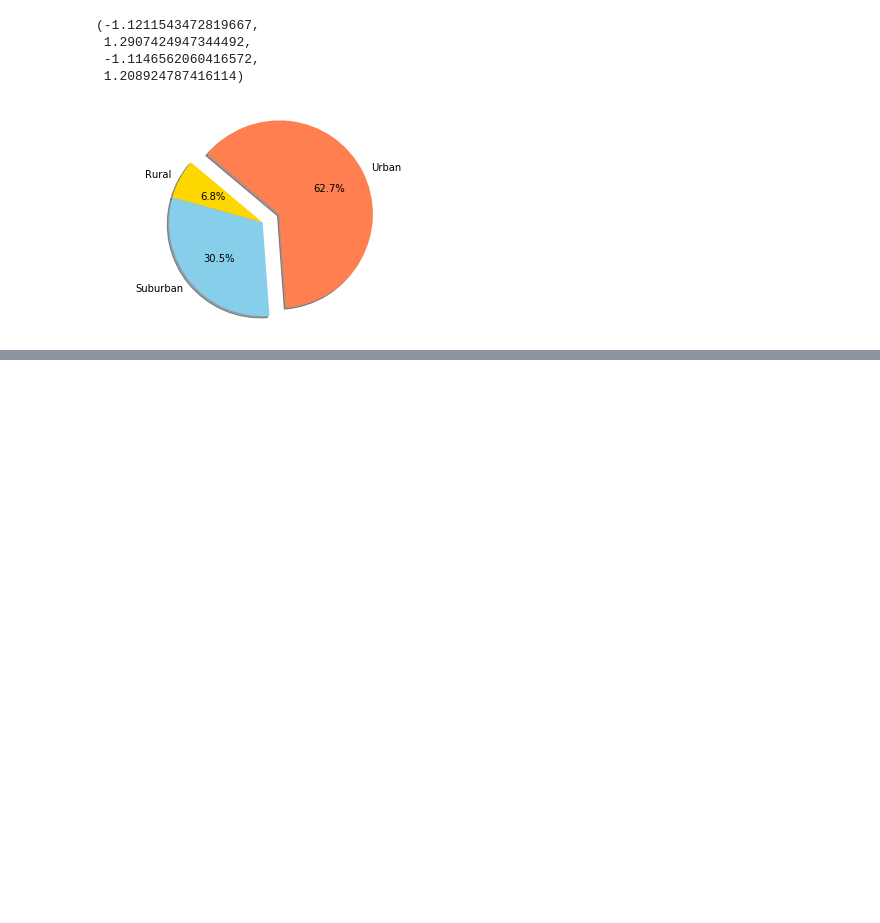
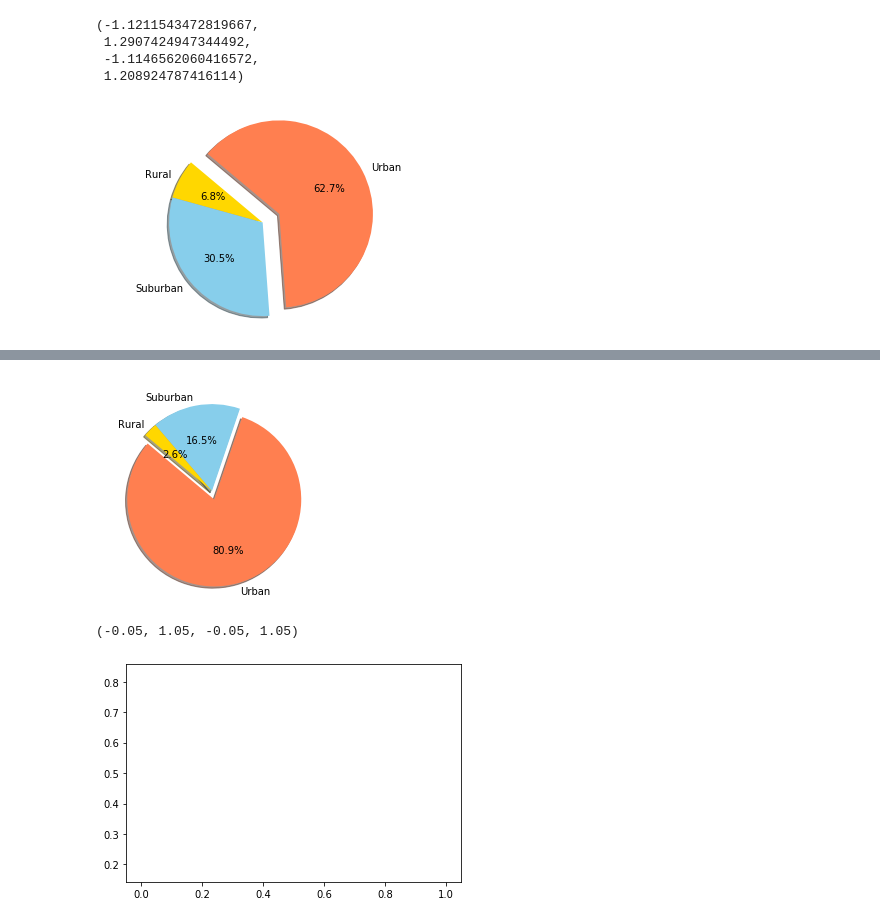
Before and after one commit to Nithyusha07/Matpotlib-challenge, a Jupyter notebook: PyBer.ipynb, the cells around one changed output, grey strips where cells are left out. Cells and saved outputs as stored; diff of their text form; code cells hidden in the pictures; blank space fills up the shorter version.

```diff
--- a/PyBer.ipynb
+++ b/PyBer.ipynb
@@ -374,0 +289,4 @@ KeyError: 'driver_count'
+# %%
+#Drivers per urban city
+Driver_count_per_urban_city = urban_grouped_city_df[["driver_count"]].mean()
+Driver_count_per_urban_city.head()
@@ -374,0 +301,4 @@ KeyError: 'driver_count'
+# %%
+#Drivers per suburban city
+Driver_count_per_suburban_city = suburban_grouped_city_df[["driver_count"]].mean()
+Driver_count_per_suburban_city.head()
@@ -374,0 +313,4 @@ KeyError: 'driver_count'
+# %%
+#Drivers per rural city
+Driver_count_per_rural_city = rural_grouped_city_df[["driver_count"]].mean()
+Driver_count_per_rural_city.head()
@@ -374,0 +325,25 @@ KeyError: 'driver_count'
+# %%
+# Total Drivers By City Type
+labels = ["Urban", "Suburban", "Rural"]
+
+# The values of each section of the pie chart
+sizes = [(Driver_count_per_urban_city.sum()),
+         (Driver_count_per_suburban_city.sum()),
+         Driver_count_per_rural_city.sum()]
+
+# The colors of each section of the pie chart
+colors = ["coral","skyblue","gold"]
+
+# Tells matplotlib to seperate the "Python" section from the others
+explode = (0.1, 0, 0)
+
+# Tell matplotlib to create a pie chart based upon the above data
+plt.pie(sizes, explode=explode, colors=colors, labels=labels,
+        autopct="%2.1f%%", shadow=True, startangle=140)
+
+plt.show()
+plt.axis("equal")
+# %% [output]
+[figure, added]
+(-0.05, 1.05, -0.05, 1.05)
+[figure, added]
```
Also changed, not shown: parts of 8 cells of this notebook.
